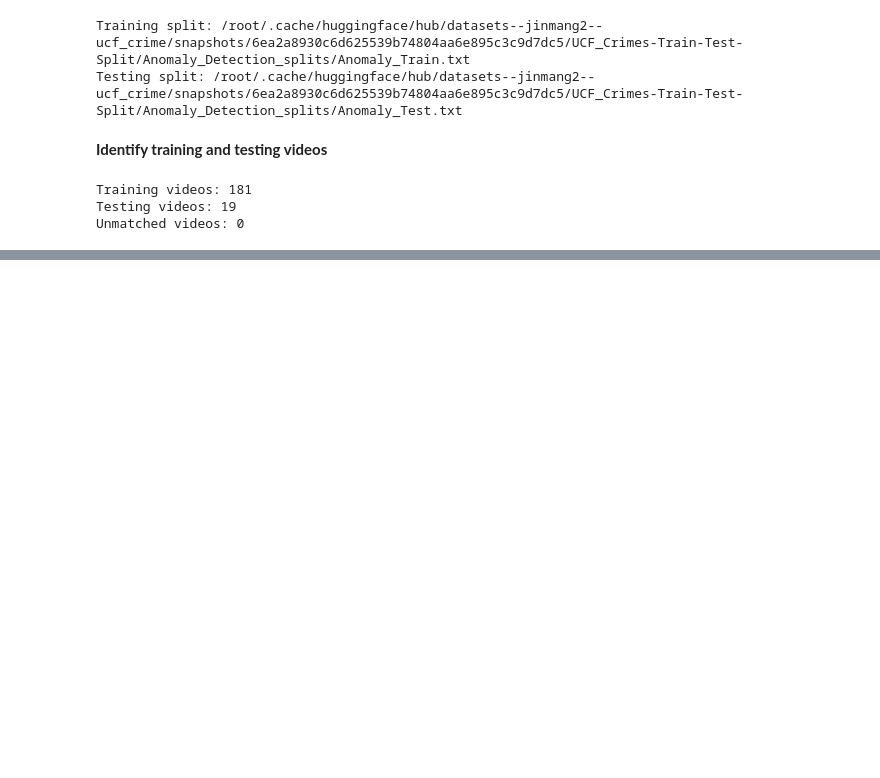
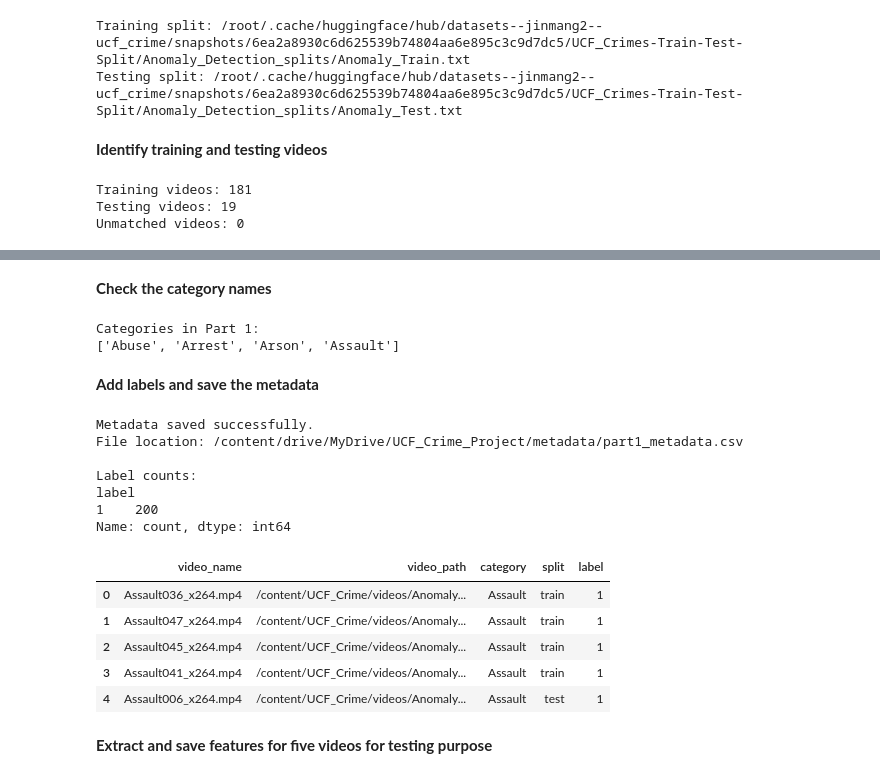
Before and after one commit to asirabm/cctv-video-anomaly-detection, a Jupyter notebook: 02_video_preprocessing.ipynb, the cells around one changed output, grey strips where cells are left out. Drawn from its saved outputs; the diff is of its cells as text; code cells hidden in the pictures; blank space fills up the shorter version.

```diff
--- a/02_video_preprocessing.ipynb
+++ b/02_video_preprocessing.ipynb
@@ -360,0 +582,45 @@ Metadata shape: (200, 5)
+# %% [markdown]
+**Check the category names**
+# %%
+print("Categories in Part 1:")
+print(sorted(video_df["category"].unique()))
+# %% [output]
+Categories in Part 1:
+['Abuse', 'Arrest', 'Arson', 'Assault']
+# %% [markdown]
+**Add labels and save the metadata**
+# %%
+# based on previous cell output all videos in Part 1 belong to anomaly categories
+video_df["label"] = 1
+
+# Save the metadata in Google Drive
+metadata_path = (
+    "/content/drive/MyDrive/UCF_Crime_Project/"
+    "metadata/part1_metadata.csv"
+)
+
+video_df.to_csv(metadata_path, index=False)
+
+print("Metadata saved successfully.")
+print("File location:", metadata_path)
+
+print("\nLabel counts:")
+print(video_df["label"].value_counts())
+
+video_df.head()
+# %% [output]
+Metadata saved successfully.
+File location: /content/drive/MyDrive/UCF_Crime_Project/metadata/part1_metadata.csv
+
+Label counts:
+label
+1    200
+Name: count, dtype: int64
+|  | video_name | video_path | category | split | label |
+| 0 | Assault036_x264.mp4 | /content/UCF_Crime/videos/Anomaly... | Assault | train | 1 |
+| 1 | Assault047_x264.mp4 | /content/UCF_Crime/videos/Anomaly... | Assault | train | 1 |
+| 2 | Assault045_x264.mp4 | /content/UCF_Crime/videos/Anomaly... | Assault | train | 1 |
+| 3 | Assault041_x264.mp4 | /content/UCF_Crime/videos/Anomaly... | Assault | train | 1 |
+| 4 | Assault006_x264.mp4 | /content/UCF_Crime/videos/Anomaly... | Assault | test | 1 |
+# %% [markdown]
+**Extract and save features for five videos for testing purpose**
```
Also changed, not shown: parts of 22 cells of this notebook.
